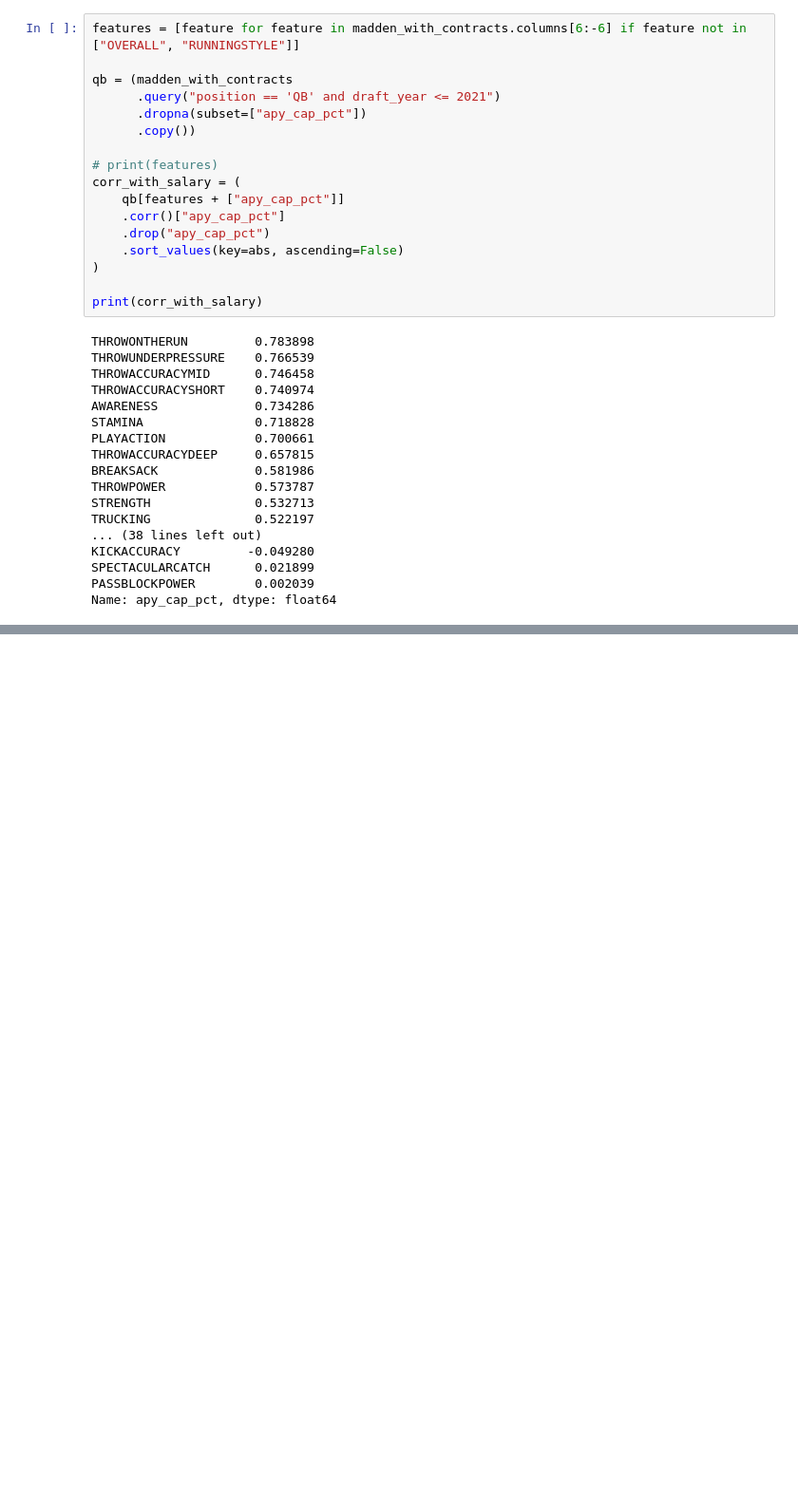
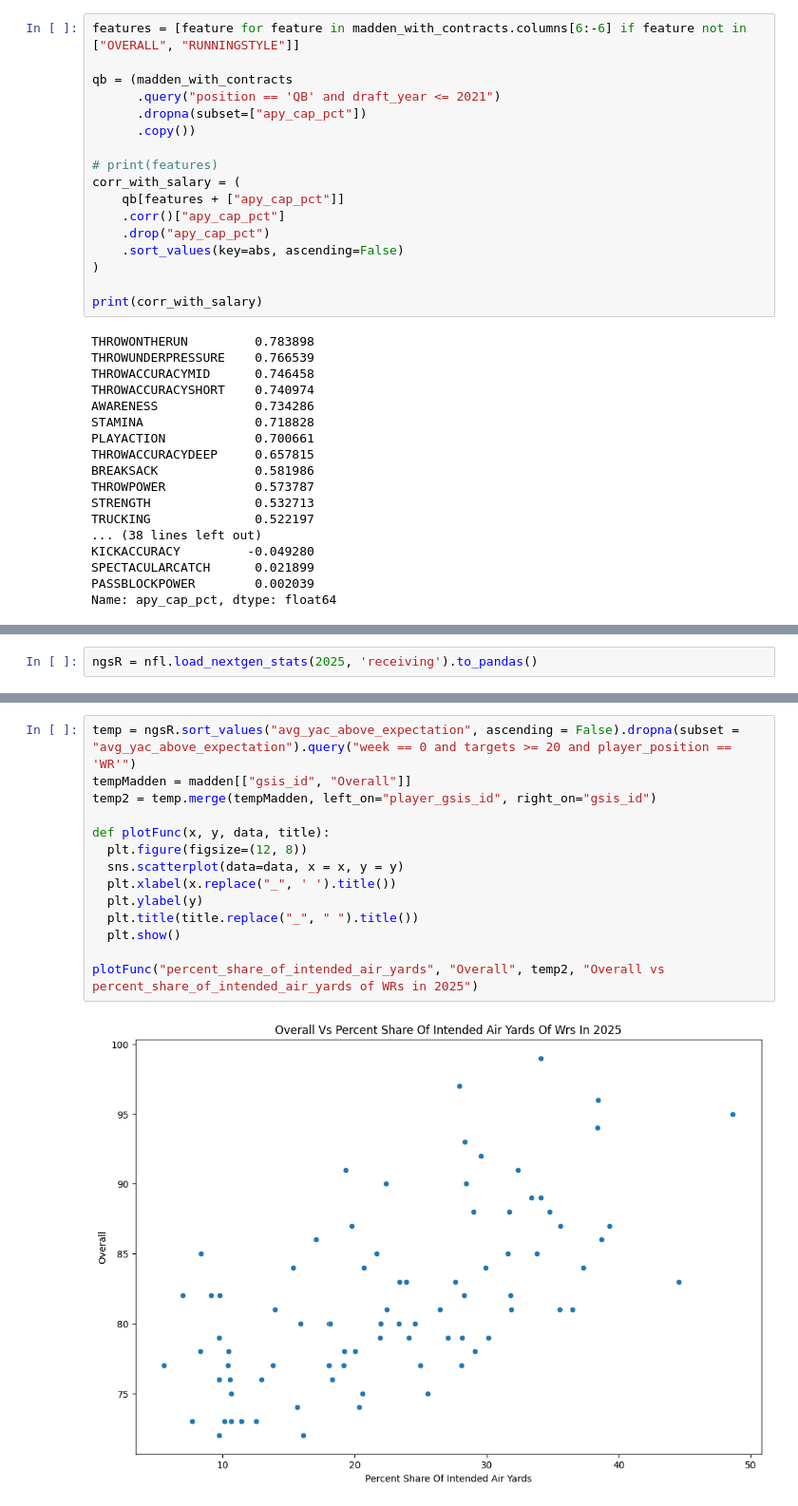
Before and after one commit to CharlieHubbard7/NFLResearch, a Jupyter notebook: NFL_Research_(5_26_26).ipynb, the cells around one changed output, grey strips where cells are left out. Shown at 95% size. Saved outputs shown, nothing was run; the diff lists cells and outputs as text; blank space fills up the shorter version.

```diff
--- a/NFL_Research_(5_26_26).ipynb
+++ b/NFL_Research_(5_26_26).ipynb
@@ -699,0 +740,2 @@ Name: apy_cap_pct, dtype: float64
+# %%
+ngsR = nfl.load_nextgen_stats(2025, 'receiving').to_pandas()
@@ -699,0 +758,16 @@ Name: apy_cap_pct, dtype: float64
+# %%
+temp = ngsR.sort_values("avg_yac_above_expectation", ascending = False).dropna(subset = "avg_yac_above_expectation").query("week == 0 and targets >= 20 and player_position == 'WR'")
+tempMadden = madden[["gsis_id", "Overall"]]
+temp2 = temp.merge(tempMadden, left_on="player_gsis_id", right_on="gsis_id")
+
+def plotFunc(x, y, data, title):
+  plt.figure(figsize=(12, 8))
+  sns.scatterplot(data=data, x = x, y = y)
+  plt.xlabel(x.replace("_", ' ').title())
+  plt.ylabel(y)
+  plt.title(title.replace("_", " ").title())
+  plt.show()
+
+plotFunc("percent_share_of_intended_air_yards", "Overall", temp2, "Overall vs percent_share_of_intended_air_yards of WRs in 2025")
+# %% [output]
+[figure, added]
```
Also changed, not shown: parts of 26 cells of this notebook.
